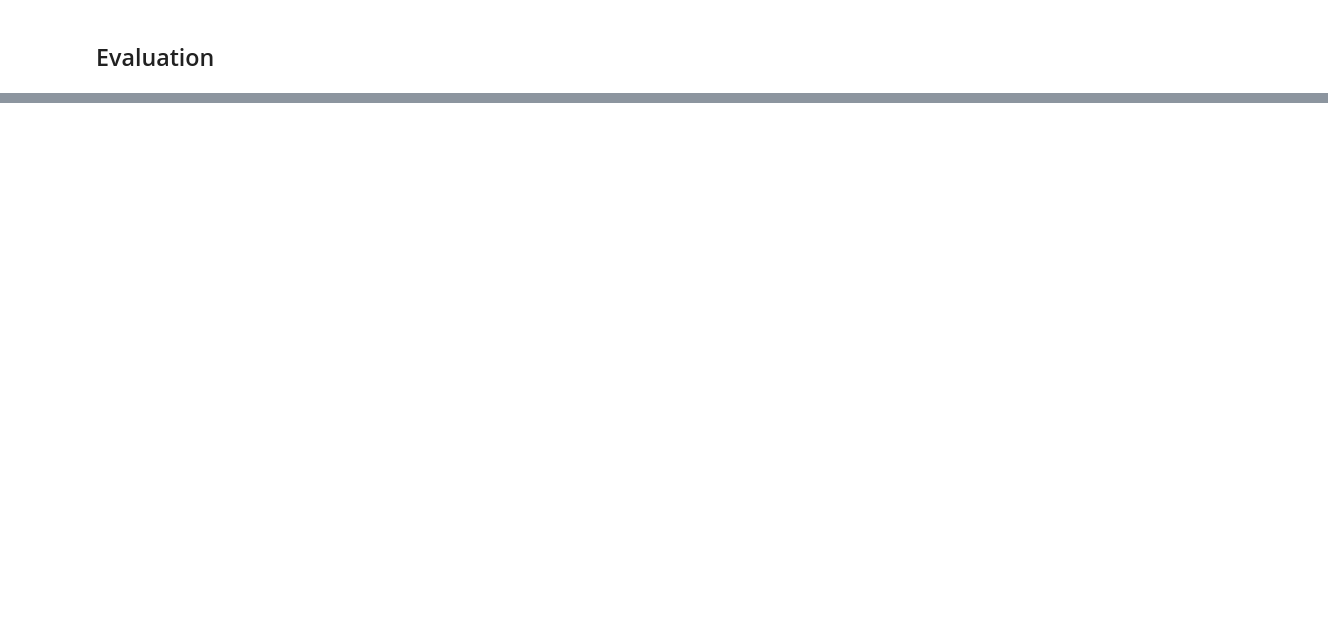
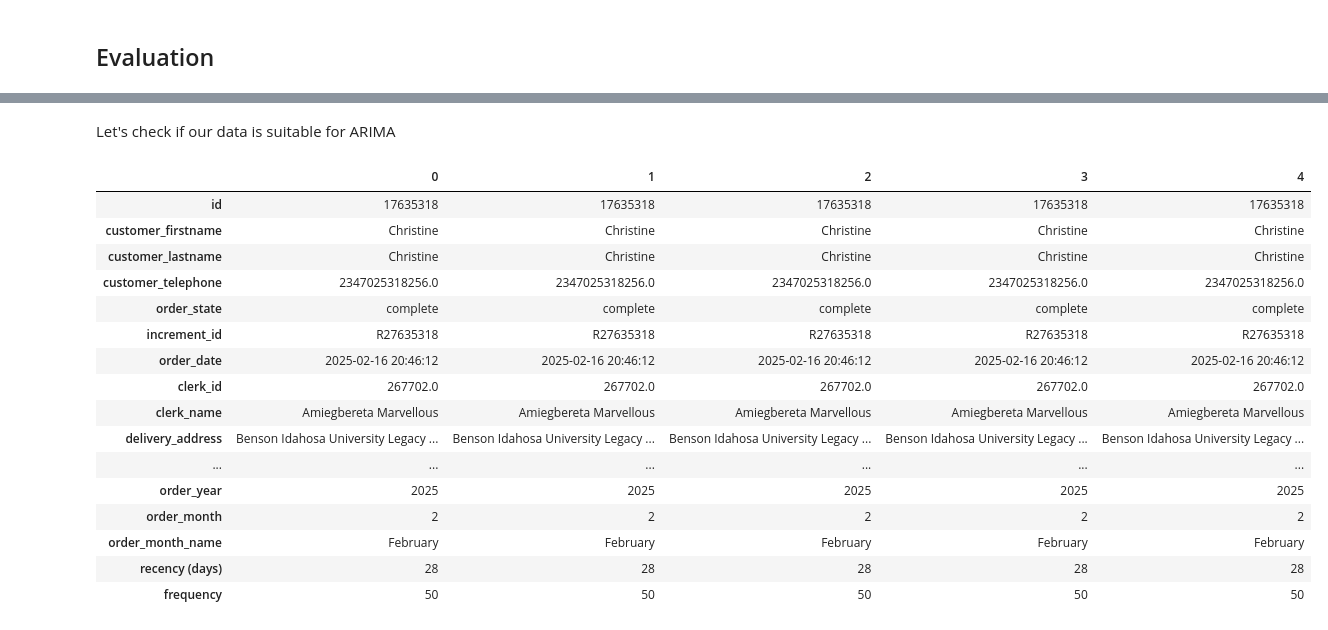
Before and after one commit to greglacinto/capstone_dab_422, a Jupyter notebook: capstone_phase2.ipynb, the cells around one changed output, grey strips where cells are left out. Saved outputs shown, nothing was run; the diff lists cells and outputs as text; code cells hidden in the pictures; blank space fills up the shorter version.

```diff
--- a/capstone_phase2.ipynb
+++ b/capstone_phase2.ipynb
@@ -1177,0 +1186,22 @@ plt.show()
+# %% [markdown]
+Let's check if our data is suitable for ARIMA
+# %%
+result.head().T
+# %% [output]
+|  | 0 | 1 | 2 | 3 | 4 |
+| id | 17635318 | 17635318 | 17635318 | 17635318 | 17635318 |
+| customer_firstname | Christine | Christine | Christine | Christine | Christine |
+| customer_lastname | Christine | Christine | Christine | Christine | Christine |
+| customer_telephone | 2347025318256.0 | 2347025318256.0 | 2347025318256.0 | 2347025318256.0 | 2347025318256.0 |
+| order_state | complete | complete | complete | complete | complete |
+| increment_id | R27635318 | R27635318 | R27635318 | R27635318 | R27635318 |
+| order_date | 2025-02-16 20:46:12 | 2025-02-16 20:46:12 | 2025-02-16 20:46:12 | 2025-02-16 20:46:12 | 2025-02-16 20:46:12 |
+| clerk_id | 267702.0 | 267702.0 | 267702.0 | 267702.0 | 267702.0 |
+| clerk_name | Amiegbereta Marvellous | Amiegbereta Marvellous | Amiegbereta Marvellous | Amiegbereta Marvellous | Amiegbereta Marvellous |
+| delivery_address | Benson Idahosa University Legacy ... | Benson Idahosa University Legacy ... | Benson Idahosa University Legacy ... | Benson Idahosa University Legacy ... | Benson Idahosa University Legacy ... |
+| ... | ... | ... | ... | ... | ... |
+| order_year | 2025 | 2025 | 2025 | 2025 | 2025 |
+| order_month | 2 | 2 | 2 | 2 | 2 |
+| order_month_name | February | February | February | February | February |
+| recency (days) | 28 | 28 | 28 | 28 | 28 |
+| frequency | 50 | 50 | 50 | 50 | 50 |
```
Also changed, not shown: parts of 67 cells of this notebook, 2 other files.
